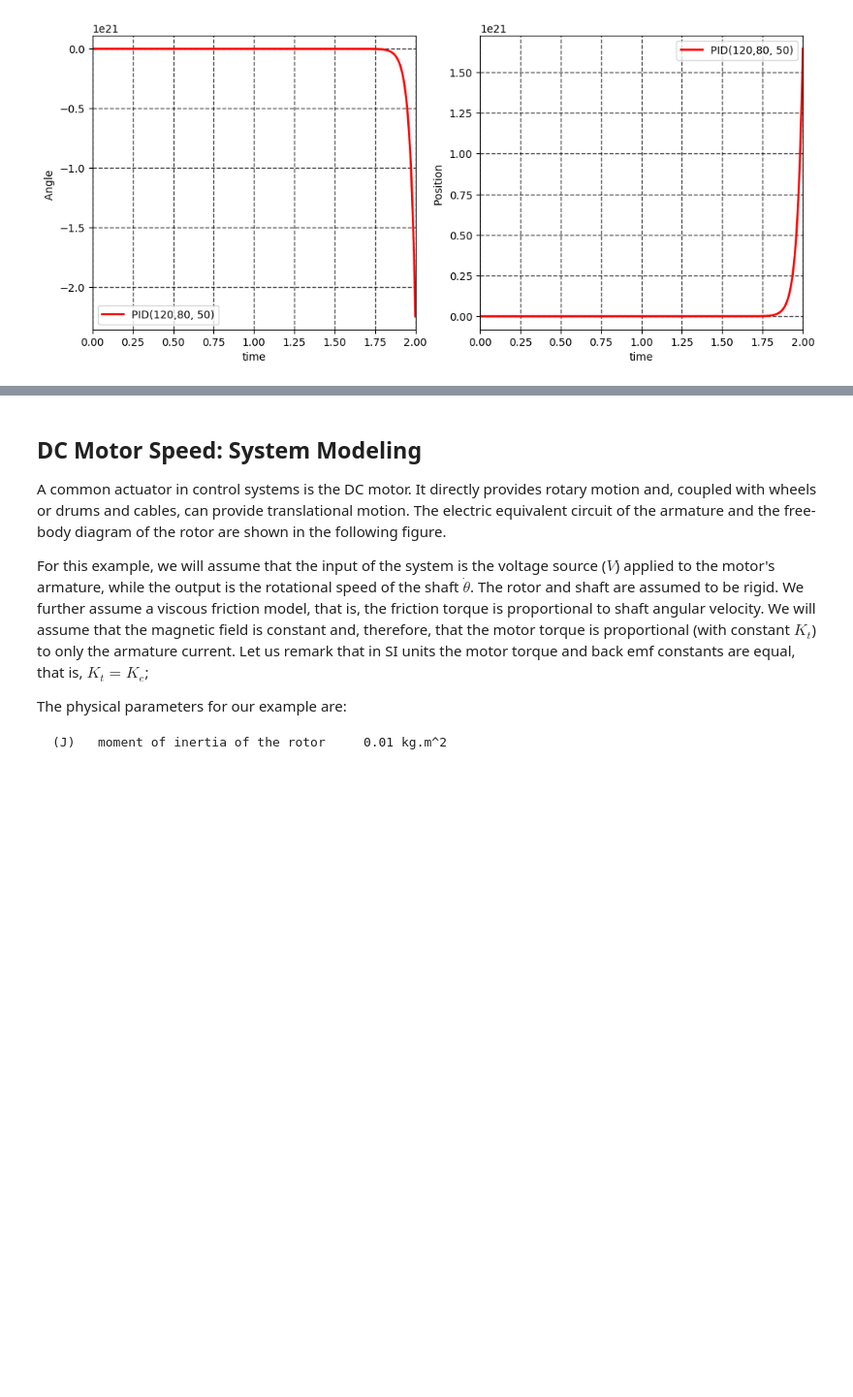
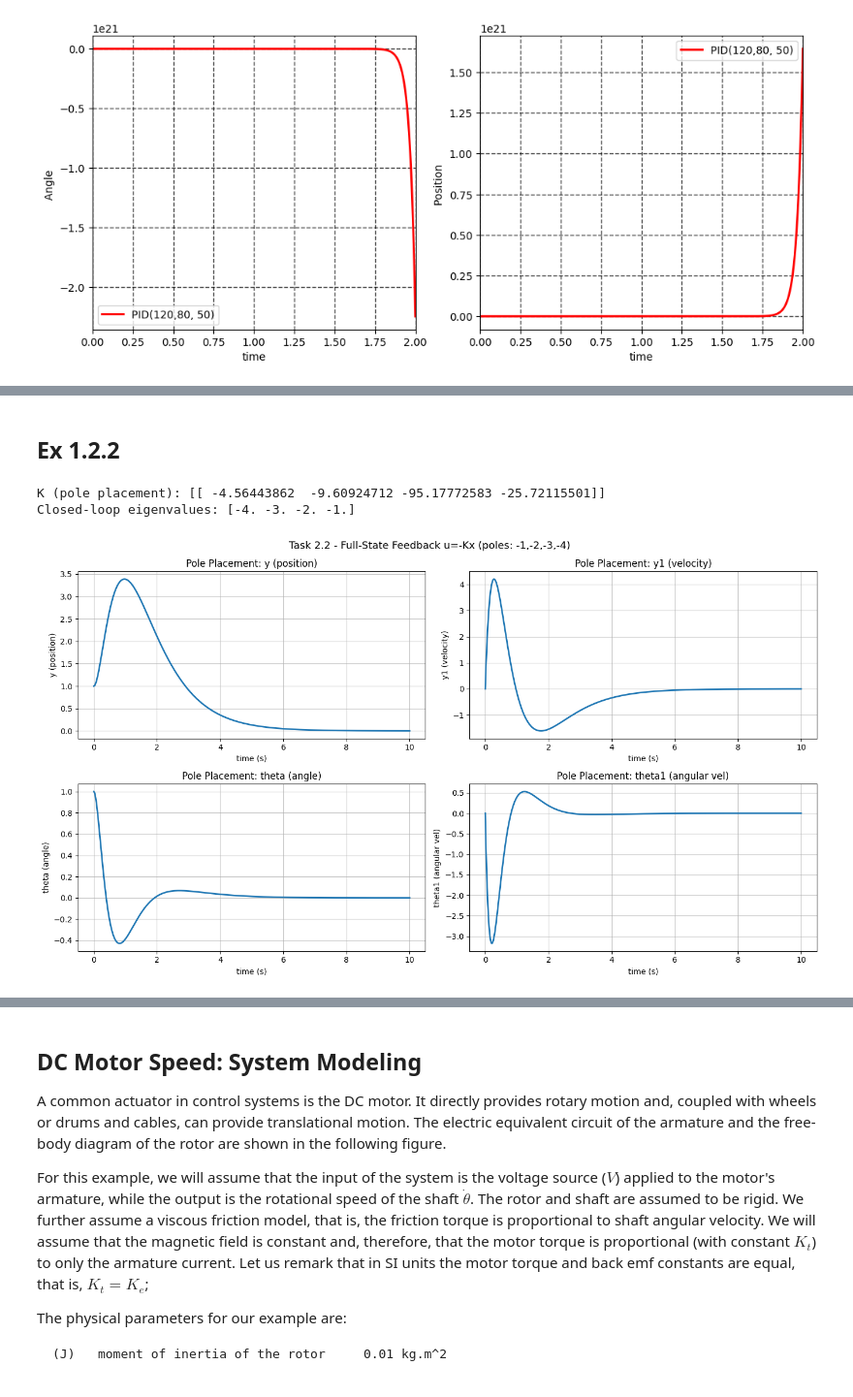
Before and after one commit to FBI-openup/CT_Control-theory, a Jupyter notebook: ZHANG Boyuan_TP4.ipynb, the cells around one changed output, grey strips where cells are left out. Shown at 97% size. Drawn from its saved outputs; the diff is of its cells as text; code cells hidden in the pictures; blank space fills up the shorter version.

```diff
--- a/ZHANG Boyuan_TP4.ipynb
+++ b/ZHANG Boyuan_TP4.ipynb
@@ -223,0 +239,12 @@ Text(0, 0.5, 'Position ')
+# %%
+x0 = np.array([1, 0, 1, 0])
+T = np.linspace(0, 10, 1000)
+
+Co = ctr.ctrb(A, B)
+rank_Co = np.linalg.matrix_rank(Co)
+print("Controllability matrix rank:", rank_Co)
+print("System dimension n:", A.shape[0])
+if rank_Co == A.shape[0]:
+    print("The system is fully controllable.")
+else:
+    print("The system is NOT fully controllable.")
@@ -223,0 +260,27 @@ Text(0, 0.5, 'Position ')
+# %% [markdown]
+## Ex 1.2.2
+# %%
+desired_poles = [-1, -2, -3, -4]
+K_place = ctr.place(A, B, desired_poles)
+print("K (pole placement):", K_place)
+A_cl_place = A - B @ K_place
+print("Closed-loop eigenvalues:", np.round(np.linalg.eigvals(A_cl_place), 4))
+def closed_loop(x, t, A, B, K):
+    u = -K @ x
+    return A @ x + (B * u).flatten()
+sol_place = odeint(closed_loop, x0, T, args=(A, B, K_place))
+fig, axes = plt.subplots(2, 2, figsize=(14, 8))
+state_labels = ['y (position)', 'y1 (velocity)', 'theta (angle)', 'theta1 (angular vel)']
+for i, ax in enumerate(axes.flat):
+    ax.plot(T, sol_place[:, i], linewidth=2)
+    ax.set_xlabel('time (s)')
+    ax.set_ylabel(state_labels[i])
+    ax.set_title('Pole Placement: ' + state_labels[i])
+    ax.grid(True, alpha=0.7)
+plt.suptitle('Task 2.2 - Full-State Feedback u=-Kx (poles: -1,-2,-3,-4)', fontsize=13)
+plt.tight_layout()
+plt.show()
+# %% [output]
+K (pole placement): [[ -4.56443862  -9.60924712 -95.17772583 -25.72115501]]
+Closed-loop eigenvalues: [-4. -3. -2. -1.]
+[figure, added]
```
Also changed, not shown: parts of 14 cells of this notebook.
